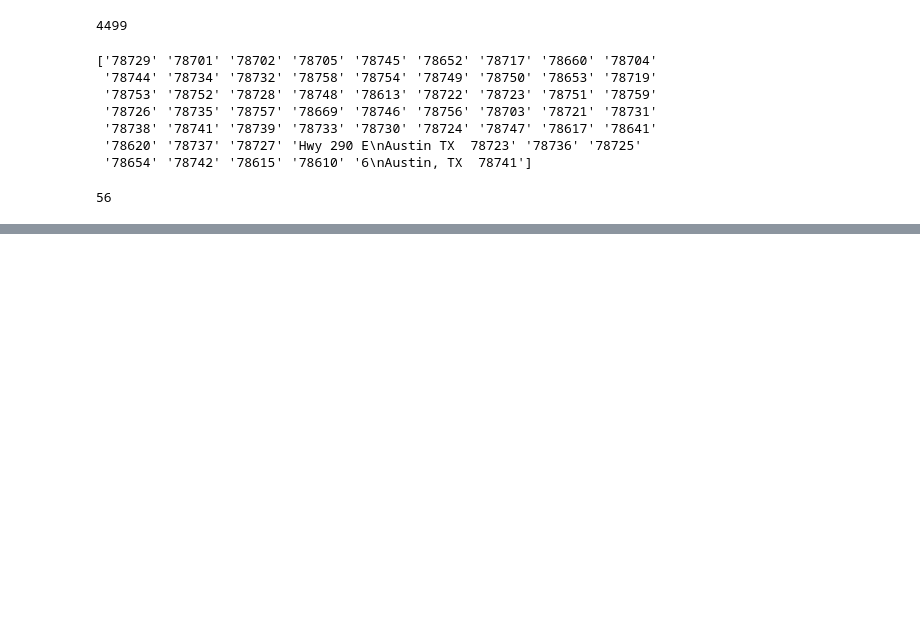
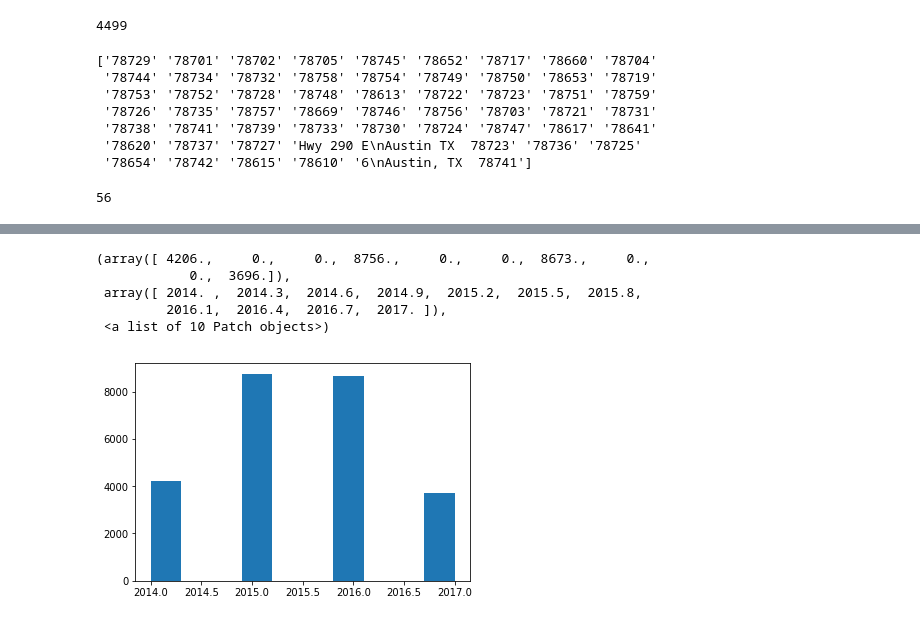
Before and after one commit to Schmidt8181/RestaurantInspections, a Jupyter notebook: Restaurant Inspection Scores.ipynb, the cells around one changed output, grey strips where cells are left out. Saved outputs shown, nothing was run; the diff lists cells and outputs as text; code cells hidden in the pictures; blank space fills up the shorter version.

```diff
--- a/Restaurant Inspection Scores.ipynb
+++ b/Restaurant Inspection Scores.ipynb
@@ -88,0 +142,3 @@ len(zipcode)
+# %%
+res_df['year'] = pd.DatetimeIndex(res_df['Inspection Date']).year
+res_df['month'] = pd.DatetimeIndex(res_df['Inspection Date']).month
@@ -88,0 +154,9 @@ len(zipcode)
+# %%
+plt.hist(res_df['year'])
+# %% [output]
+(array([ 4206.,     0.,     0.,  8756.,     0.,     0.,  8673.,     0.,
+            0.,  3696.]),
+ array([ 2014. ,  2014.3,  2014.6,  2014.9,  2015.2,  2015.5,  2015.8,
+         2016.1,  2016.4,  2016.7,  2017. ]),
+ <a list of 10 Patch objects>)
+[figure, added]
```
Also changed, not shown: parts of 7 cells of this notebook.
